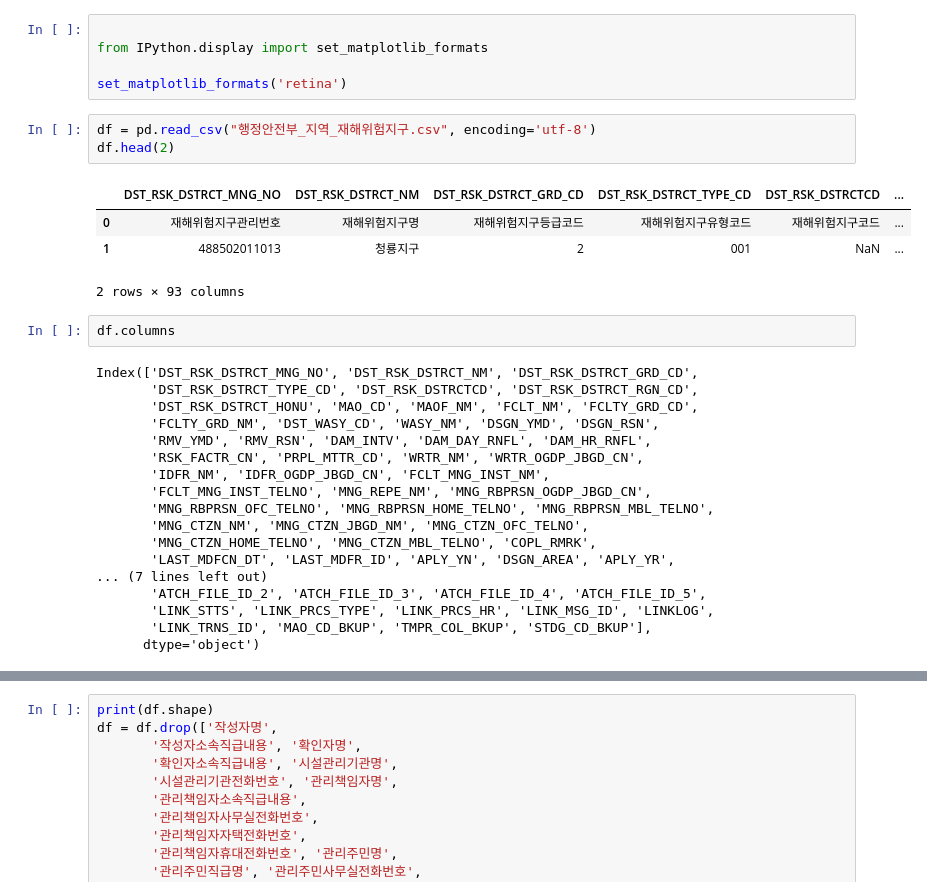
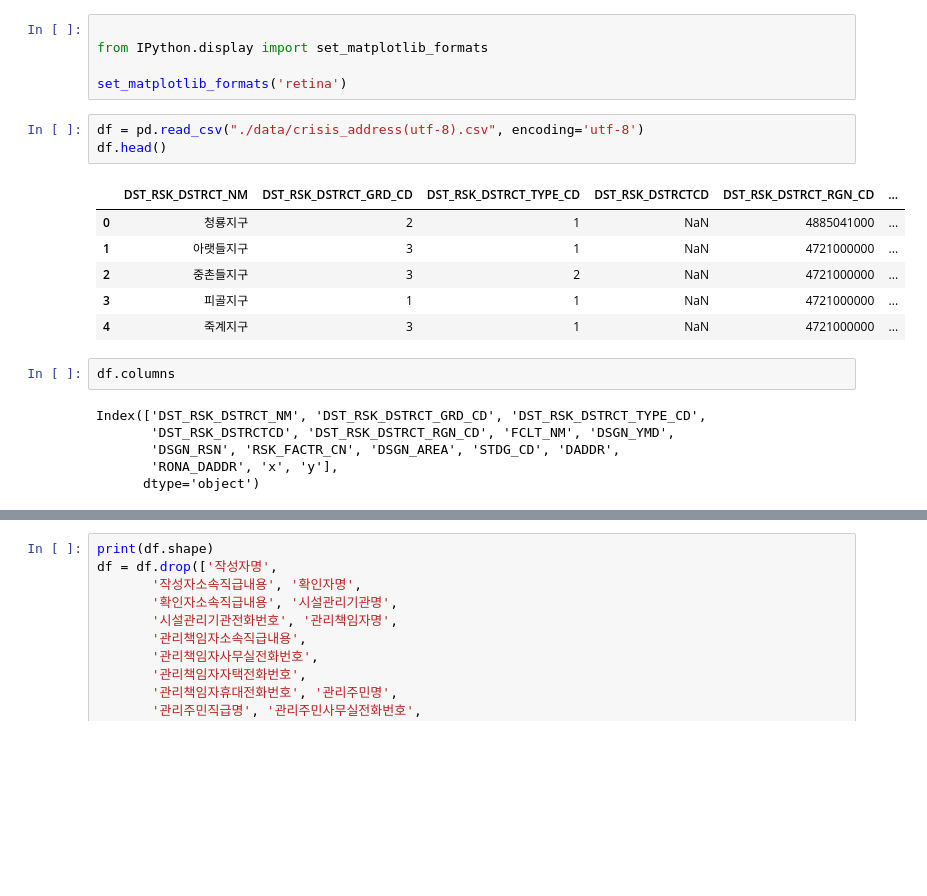
Before and after one commit to RosieOh/MAFRA-OpenData-Competition, a Jupyter notebook: disaster_pre_process.ipynb, the cells around one changed output, grey strips where cells are left out. Drawn from its saved outputs; the diff is of its cells as text; blank space fills up the shorter version.

```diff
--- a/disaster_pre_process.ipynb
+++ b/disaster_pre_process.ipynb
@@ -15,30 +15,20 @@ from IPython.display import set_matplotlib_formats
 
 set_matplotlib_formats('retina')
 # %%
-df = pd.read_csv("행정안전부_지역_재해위험지구.csv", encoding='utf-8')
-df.head(2)
+df = pd.read_csv("./data/crisis_address(utf-8).csv", encoding='utf-8')
+df.head()
 # %% [output]
-|  | DST_RSK_DSTRCT_MNG_NO | DST_RSK_DSTRCT_NM | DST_RSK_DSTRCT_GRD_CD | DST_RSK_DSTRCT_TYPE_CD | DST_RSK_DSTRCTCD | ... |
-| 0 | 재해위험지구관리번호 | 재해위험지구명 | 재해위험지구등급코드 | 재해위험지구유형코드 | 재해위험지구코드 | ... |
-| 1 | 488502011013 | 청룡지구 | 2 | 001 | NaN | ... |
+|  | DST_RSK_DSTRCT_NM | DST_RSK_DSTRCT_GRD_CD | DST_RSK_DSTRCT_TYPE_CD | DST_RSK_DSTRCTCD | DST_RSK_DSTRCT_RGN_CD | ... |
+| 0 | 청룡지구 | 2 | 1 | NaN | 4885041000 | ... |
+| 1 | 아랫들지구 | 3 | 1 | NaN | 4721000000 | ... |
+| 2 | 중촌들지구 | 3 | 2 | NaN | 4721000000 | ... |
+| 3 | 피골지구 | 1 | 1 | NaN | 4721000000 | ... |
+| 4 | 죽계지구 | 3 | 1 | NaN | 4721000000 | ... |
-2 rows × 93 columns
 # %%
 df.columns
 # %% [output]
-Index(['DST_RSK_DSTRCT_MNG_NO', 'DST_RSK_DSTRCT_NM', 'DST_RSK_DSTRCT_GRD_CD',
-       'DST_RSK_DSTRCT_TYPE_CD', 'DST_RSK_DSTRCTCD', 'DST_RSK_DSTRCT_RGN_CD',
-       'DST_RSK_DSTRCT_HONU', 'MAO_CD', 'MAOF_NM', 'FCLT_NM', 'FCLTY_GRD_CD',
-       'FCLTY_GRD_NM', 'DST_WASY_CD', 'WASY_NM', 'DSGN_YMD', 'DSGN_RSN',
-       'RMV_YMD', 'RMV_RSN', 'DAM_INTV', 'DAM_DAY_RNFL', 'DAM_HR_RNFL',
-       'RSK_FACTR_CN', 'PRPL_MTTR_CD', 'WRTR_NM', 'WRTR_OGDP_JBGD_CN',
-       'IDFR_NM', 'IDFR_OGDP_JBGD_CN', 'FCLT_MNG_INST_NM',
-       'FCLT_MNG_INST_TELNO', 'MNG_REPE_NM', 'MNG_RBPRSN_OGDP_JBGD_CN',
-       'MNG_RBPRSN_OFC_TELNO', 'MNG_RBPRSN_HOME_TELNO', 'MNG_RBPRSN_MBL_TELNO',
-       'MNG_CTZN_NM', 'MNG_CTZN_JBGD_NM', 'MNG_CTZN_OFC_TELNO',
-       'MNG_CTZN_HOME_TELNO', 'MNG_CTZN_MBL_TELNO', 'COPL_RMRK',
-       'LAST_MDFCN_DT', 'LAST_MDFR_ID', 'APLY_YN', 'DSGN_AREA', 'APLY_YR',
-... (7 lines left out)
-       'ATCH_FILE_ID_2', 'ATCH_FILE_ID_3', 'ATCH_FILE_ID_4', 'ATCH_FILE_ID_5',
-       'LINK_STTS', 'LINK_PRCS_TYPE', 'LINK_PRCS_HR', 'LINK_MSG_ID', 'LINKLOG',
-       'LINK_TRNS_ID', 'MAO_CD_BKUP', 'TMPR_COL_BKUP', 'STDG_CD_BKUP'],
+Index(['DST_RSK_DSTRCT_NM', 'DST_RSK_DSTRCT_GRD_CD', 'DST_RSK_DSTRCT_TYPE_CD',
+       'DST_RSK_DSTRCTCD', 'DST_RSK_DSTRCT_RGN_CD', 'FCLT_NM', 'DSGN_YMD',
+       'DSGN_RSN', 'RSK_FACTR_CN', 'DSGN_AREA', 'STDG_CD', 'DADDR',
+       'RONA_DADDR', 'x', 'y'],
       dtype='object')
```
Also changed, not shown: parts of 3 cells of this notebook, 4 other files.
